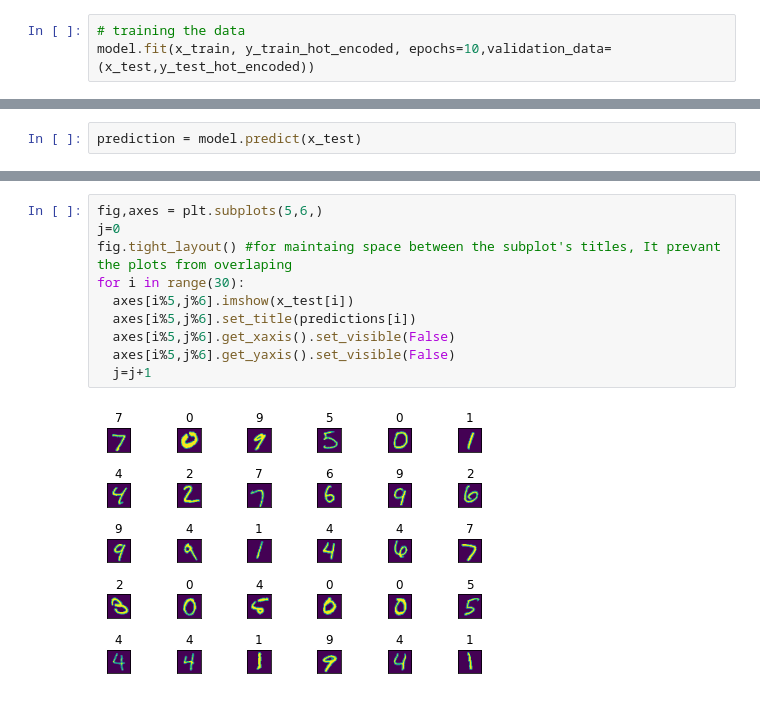
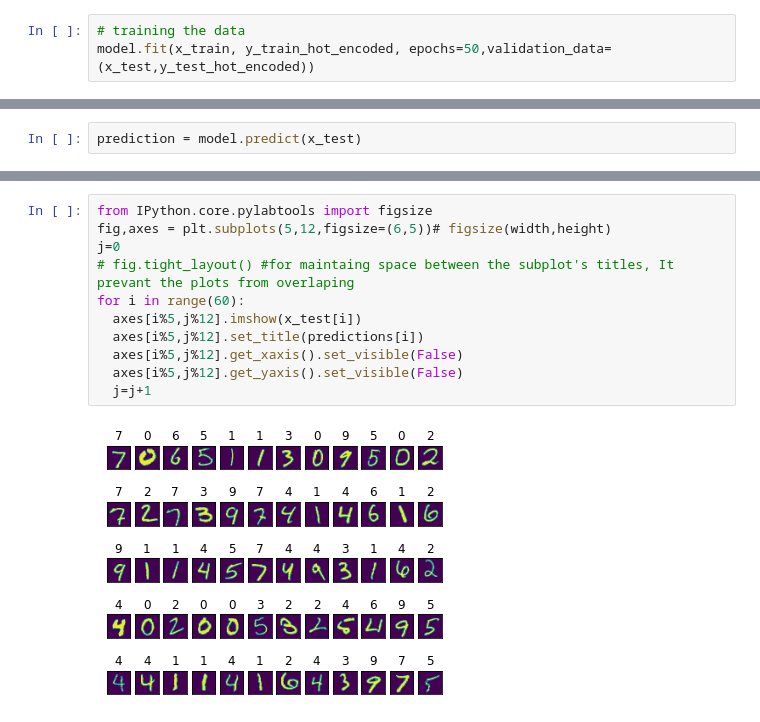
Before and after one commit to aditigedam/MNIST-, a Jupyter notebook: MNIST_updated.ipynb, the cells around one changed output, grey strips where cells are left out. Drawn from its saved outputs; the diff is of its cells as text.

```diff
--- a/MNIST_updated.ipynb
+++ b/MNIST_updated.ipynb
@@ -104,4 +104,4 @@ model.compile(loss='categorical_crossentropy',
               metrics=['acc'])
 # %%
 # training the data
-model.fit(x_train, y_train_hot_encoded, epochs=10,validation_data=(x_test,y_test_hot_encoded))
+model.fit(x_train, y_train_hot_encoded, epochs=50,validation_data=(x_test,y_test_hot_encoded))
@@ -137,12 +123,13 @@ print(predictions)
 # %%
-fig,axes = plt.subplots(5,6,)
+from IPython.core.pylabtools import figsize
+fig,axes = plt.subplots(5,12,figsize=(6,5))# figsize(width,height)
 j=0
-fig.tight_layout() #for maintaing space between the subplot's titles, It prevant the plots from overlaping
-for i in range(30):
-  axes[i%5,j%6].imshow(x_test[i])
-  axes[i%5,j%6].set_title(predictions[i])
-  axes[i%5,j%6].get_xaxis().set_visible(False)
-  axes[i%5,j%6].get_yaxis().set_visible(False)
+# fig.tight_layout() #for maintaing space between the subplot's titles, It prevant the plots from overlaping
+for i in range(60):
+  axes[i%5,j%12].imshow(x_test[i])
+  axes[i%5,j%12].set_title(predictions[i])
+  axes[i%5,j%12].get_xaxis().set_visible(False)
+  axes[i%5,j%12].get_yaxis().set_visible(False)
   j=j+1
 # %% [output]
-[figure, old version]
+[figure, new version]
```
Also changed, not shown: parts of 3 cells of this notebook.
